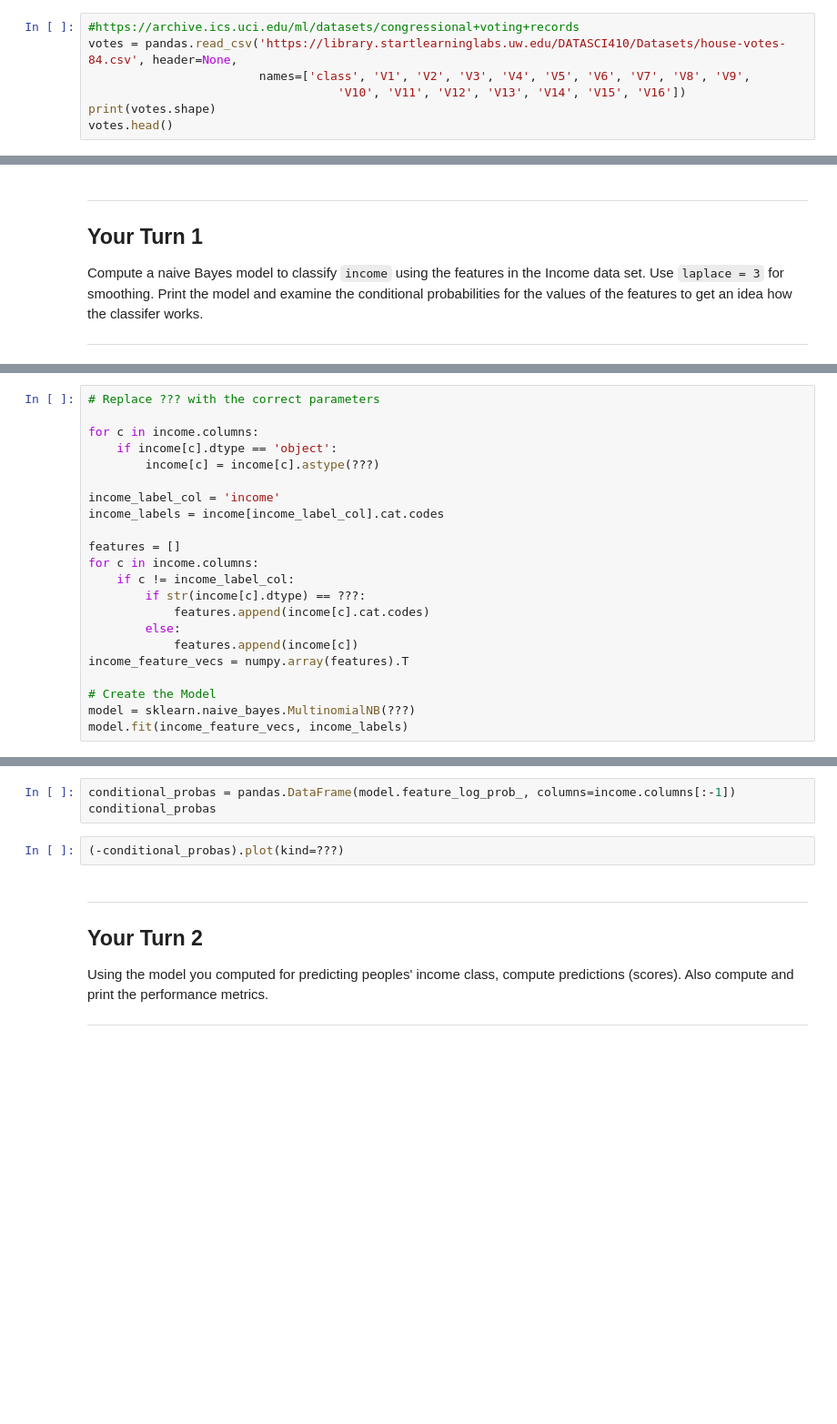
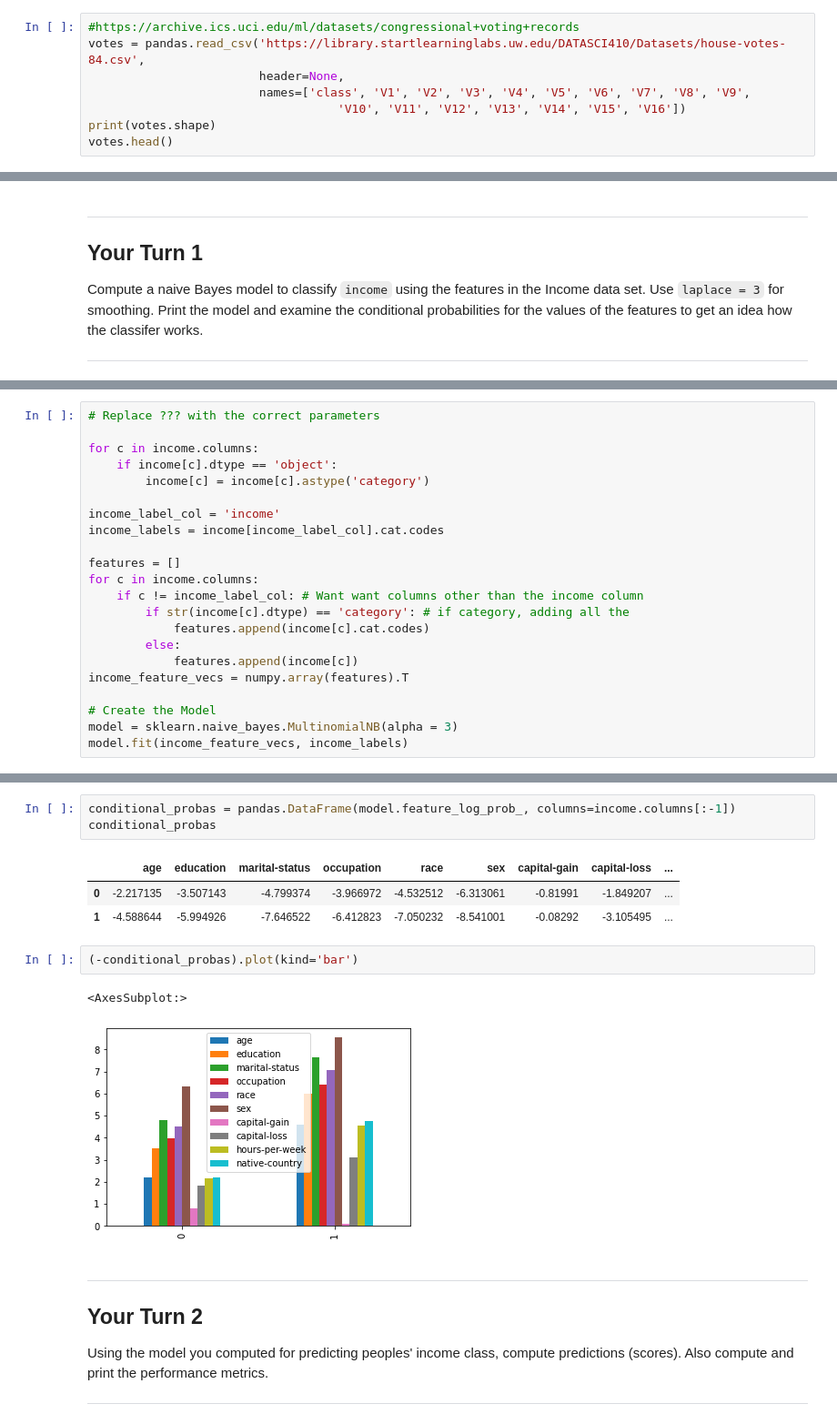
Before and after one commit to anajaved/UW_Data_Science_Cert, a Jupyter notebook: L09-2-NaiveBayes.ipynb, the cells around one changed output, grey strips where cells are left out. Shown at 91% size. Saved outputs shown, nothing was run; the diff lists cells and outputs as text; blank space fills up the shorter version.

```diff
--- a/L09-2-NaiveBayes.ipynb
+++ b/L09-2-NaiveBayes.ipynb
@@ -111,7 +111,8 @@ Let's try a simple example of a naive bayes model. The R mlbench package contain
 Execute the code in the cell below to load the data and examine the dimensions and head of the data.
 # %%
 #https://archive.ics.uci.edu/ml/datasets/congressional+voting+records
-votes = pandas.read_csv('https://library.startlearninglabs.uw.edu/DATASCI410/Datasets/house-votes-84.csv', header=None,
+votes = pandas.read_csv('https://library.startlearninglabs.uw.edu/DATASCI410/Datasets/house-votes-84.csv',
+                        header=None,
                         names=['class', 'V1', 'V2', 'V3', 'V4', 'V5', 'V6', 'V7', 'V8', 'V9',
                                    'V10', 'V11', 'V12', 'V13', 'V14', 'V15', 'V16'])
 print(votes.shape)
@@ -373,21 +391,21 @@ Compute a naive Bayes model to classify `income` using the features in the Incom
 
 for c in income.columns:
     if income[c].dtype == 'object':
-        income[c] = income[c].astype(???)
+        income[c] = income[c].astype('category')
 
 income_label_col = 'income'
 income_labels = income[income_label_col].cat.codes
 
 features = []
 for c in income.columns:
-    if c != income_label_col:
-        if str(income[c].dtype) == ???:
+    if c != income_label_col: # Want want columns other than the income column
+        if str(income[c].dtype) == 'category': # if category, adding all the
             features.append(income[c].cat.codes)
         else:
             features.append(income[c])
 income_feature_vecs = numpy.array(features).T
 
 # Create the Model
-model = sklearn.naive_bayes.MultinomialNB(???)
+model = sklearn.naive_bayes.MultinomialNB(alpha = 3)
 model.fit(income_feature_vecs, income_labels)
 # %% [output]
@@ -395,8 +413,15 @@ SyntaxError: invalid syntax (<ipython-input-53-658175bbfc5c>, line 5)
 # %%
 conditional_probas = pandas.DataFrame(model.feature_log_prob_, columns=income.columns[:-1])
 conditional_probas
+# %% [output]
+|  | age | education | marital-status | occupation | race | sex | capital-gain | capital-loss | ... |
+| 0 | -2.217135 | -3.507143 | -4.799374 | -3.966972 | -4.532512 | -6.313061 | -0.81991 | -1.849207 | ... |
+| 1 | -4.588644 | -5.994926 | -7.646522 | -6.412823 | -7.050232 | -8.541001 | -0.08292 | -3.105495 | ... |
 # %%
-(-conditional_probas).plot(kind=???)
+(-conditional_probas).plot(kind='bar')
+# %% [output]
+<AxesSubplot:>
+[figure, added]
 # %% [markdown]
 ***
 ## Your Turn 2
```
Also changed, not shown: parts of 10 cells of this notebook.
